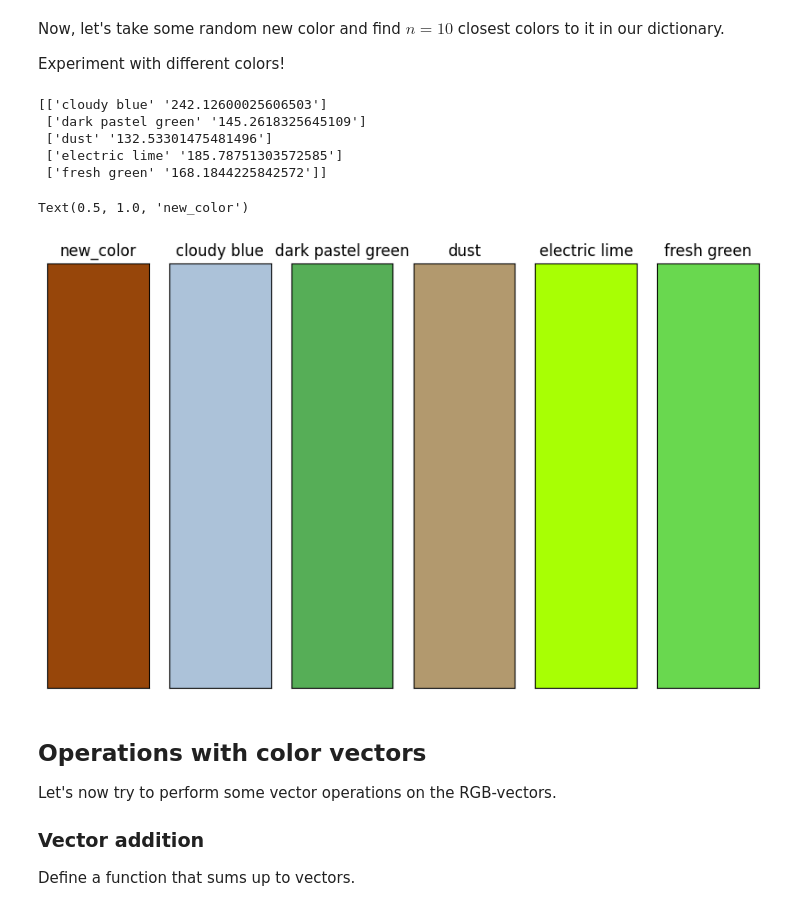
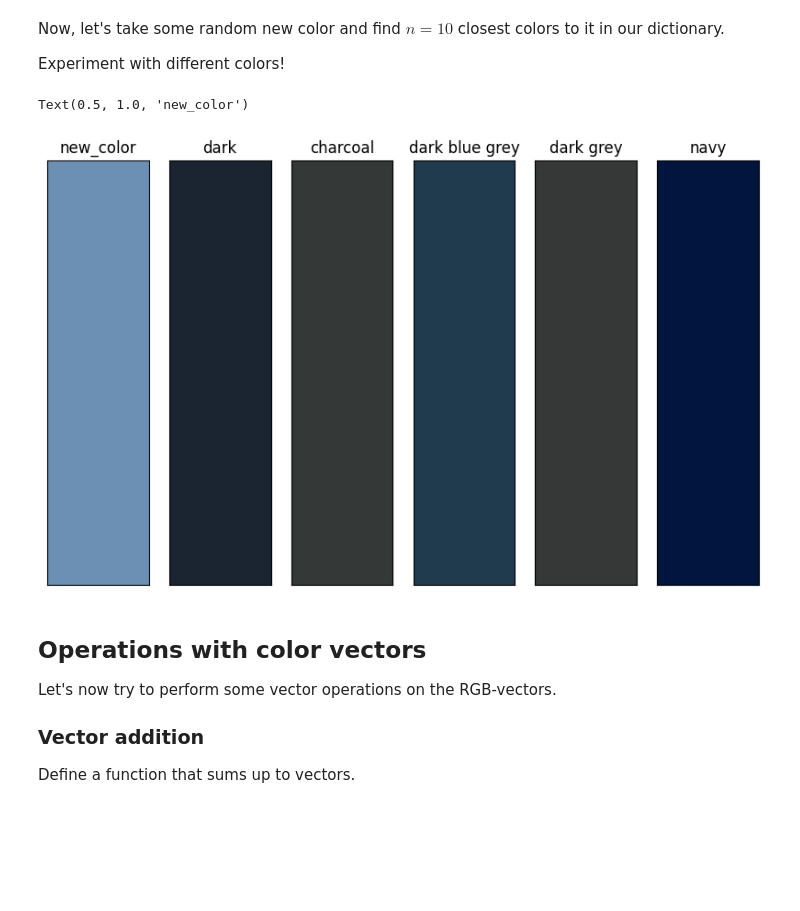
Before and after one commit to aaletov/math-basics-for-ai, a Jupyter notebook: solutions/msai23_session01_colors.ipynb, the cells around one changed output. Drawn from its saved outputs; the diff is of its cells as text; code cells hidden in the pictures; blank space fills up the shorter version.

```diff
--- a/solutions/msai23_session01_colors.ipynb
+++ b/solutions/msai23_session01_colors.ipynb
@@ -116,7 +116,7 @@ import numpy as np
 
 def distance(color1, color2):
   # Your code here
-  return np.linalg.norm(np.array(color1) - np.array(color2))
+  return np.linalg.norm(np.array(color1) - np.array(color2), ord=2)
 # %% [markdown]
 Try to use your function for computing distances between different colors in the data. What do you observe?
 # %%
@@ -131,40 +131,35 @@ distance(colors['red'], colors['blue'])
 Now, implement a function that, given some RGB-vector, returns $n$ closest colors from our $\texttt{colors}$ dictionary.
 # %%
 def find_n_closest(colors, new_color, n=5):
-  mapper = lambda item: (item[0], distance(item[1], new_color))
-  ndcolors = np.array(list(map(mapper, colors.items())))
-  np.argpartition(ndcolors, kth=n-1, axis=0)
-  return ndcolors[:n]
+  items = list(colors.items())
+  distances = np.array(list(map(lambda item: distance(item[1], new_color), items)))
+  ind = np.argpartition(distances, kth=n-1, axis=0)[:n]
+  return list([items[i] for i in ind])
 # %% [markdown]
 Now, let's take some random new color and find $n=10$ closest colors to it in our dictionary.
 
 Experiment with different colors!
 # %%
 n = 10
-new_color = [152, 70, 10]
+new_color = [30, 40, 50]
 
 # Your code here
 closest = find_n_closest(colors, new_color)
-print(closest)
+# print(closest)
 fig, axis = plt.subplots(1, 6, figsize=(10, 6))
 for ax, color in zip(axis[1:], closest):
   ax.set_facecolor('xkcd:'+color[0])
   ax.set_xticks([])
   ax.set_yticks([])
   ax.set_title(color[0])
 
-axis[0].set_facecolor(np.array(new_color) / 256)
+axis[0].set_facecolor(np.array(new_color) / np.linalg.norm(new_color))
 axis[0].set_xticks([])
 axis[0].set_yticks([])
 axis[0].set_title("new_color")
 # %% [output]
-[['cloudy blue' '242.12600025606503']
- ['dark pastel green' '145.2618325645109']
- ['dust' '132.53301475481496']
- ['electric lime' '185.78751303572585']
- ['fresh green' '168.1844225842572']]
+Text(0.5, 1.0, 'new_color')
-Text(0.5, 1.0, 'new_color')
-[figure, old version]
+[figure, new version]
 # %% [markdown]
 ## **Operations with color vectors**
 
```
Also changed, not shown: parts of 1 cell of this notebook.
